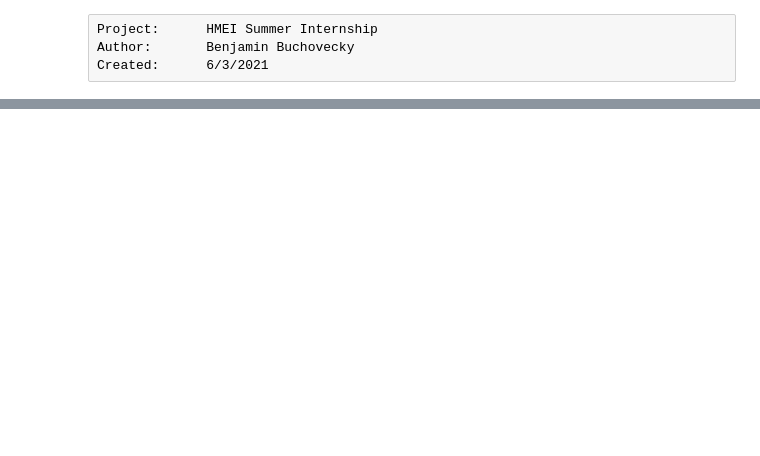
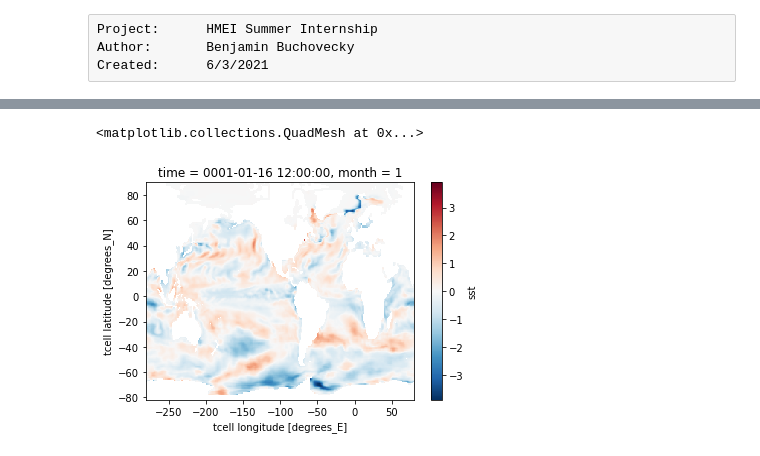
Before and after one commit to bbuchovecky/hmei, a Jupyter notebook: notebooks/ctrl_run_analysis.ipynb, the cells around one changed output, grey strips where cells are left out. Saved outputs shown, nothing was run; the diff lists cells and outputs as text; code cells hidden in the pictures; blank space fills up the shorter version.

Commit message:
improved anomaly function and started computing variance for gridpoint-level field variables

```diff
--- a/notebooks/ctrl_run_analysis.ipynb
+++ b/notebooks/ctrl_run_analysis.ipynb
@@ -28,3 +72,16 @@ from cartopy.util import add_cyclic_point
 # %%
 rootdir = '/local/projects/so_predict/esm2m_froelicher/'
 subdir = 'CTRL'
+# %%
+ds = xr.open_mfdataset(rootdir+subdir+'/SST/sst_*.nc')
+# %%
+# function?
+mean = compute_ctrl_anom(ds)
+
+mean = ds.groupby('time.month').mean(dim='time')
+dev = ds.groupby('time.month') - mean
+dev2 = dev.assign(sst=dev.sst**2) # not sure how to make this part of a function due to the specific variable reference
+dev2_sum = dev2.groupby('time.month').sum()
+
+variance = dev2_sum.assign(sst=dev2_sum.sst / 300)
+variance = variance.rename({'sst':'sst_var'})
@@ -30,0 +111,5 @@ subdir = 'CTRL'
+# %%
+dev.sst[0].plot()
+# %% [output]
+<matplotlib.collections.QuadMesh at 0x...>
+[figure, added]
```
Also changed, not shown: parts of 23 cells of this notebook, 1 other file.
